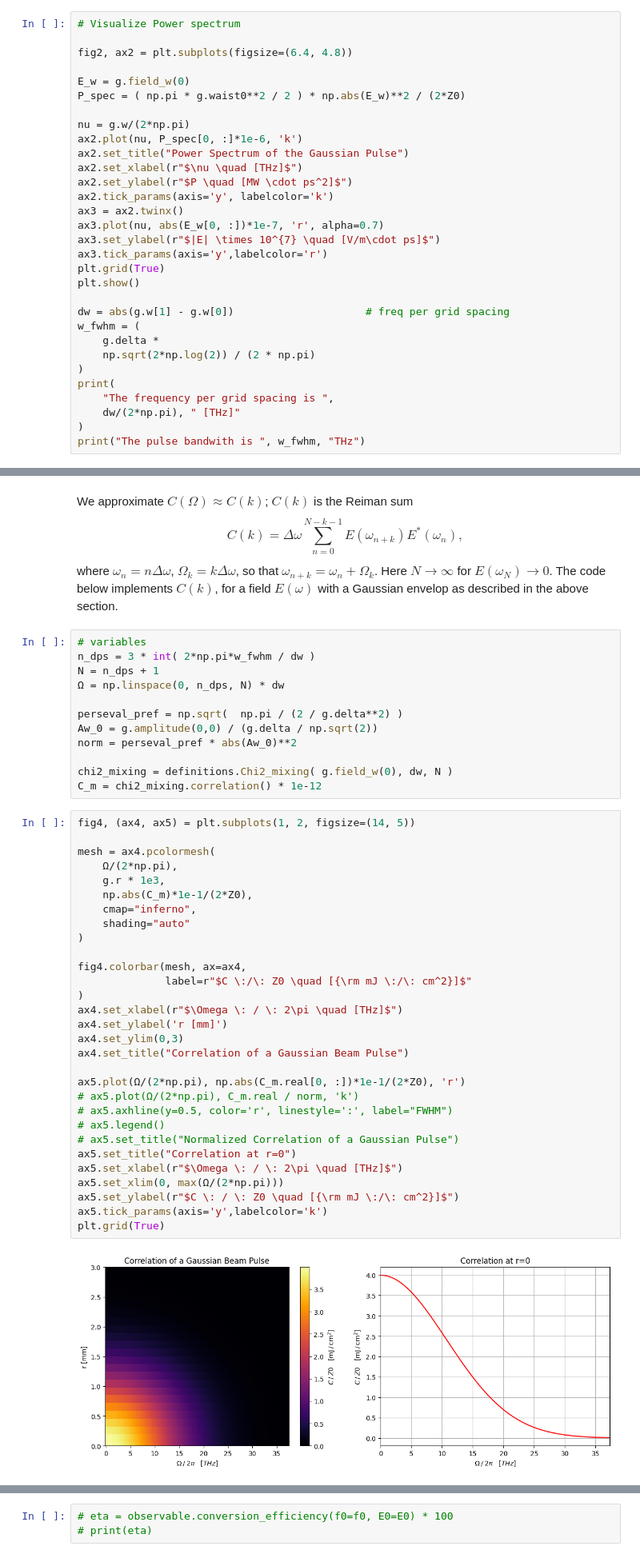
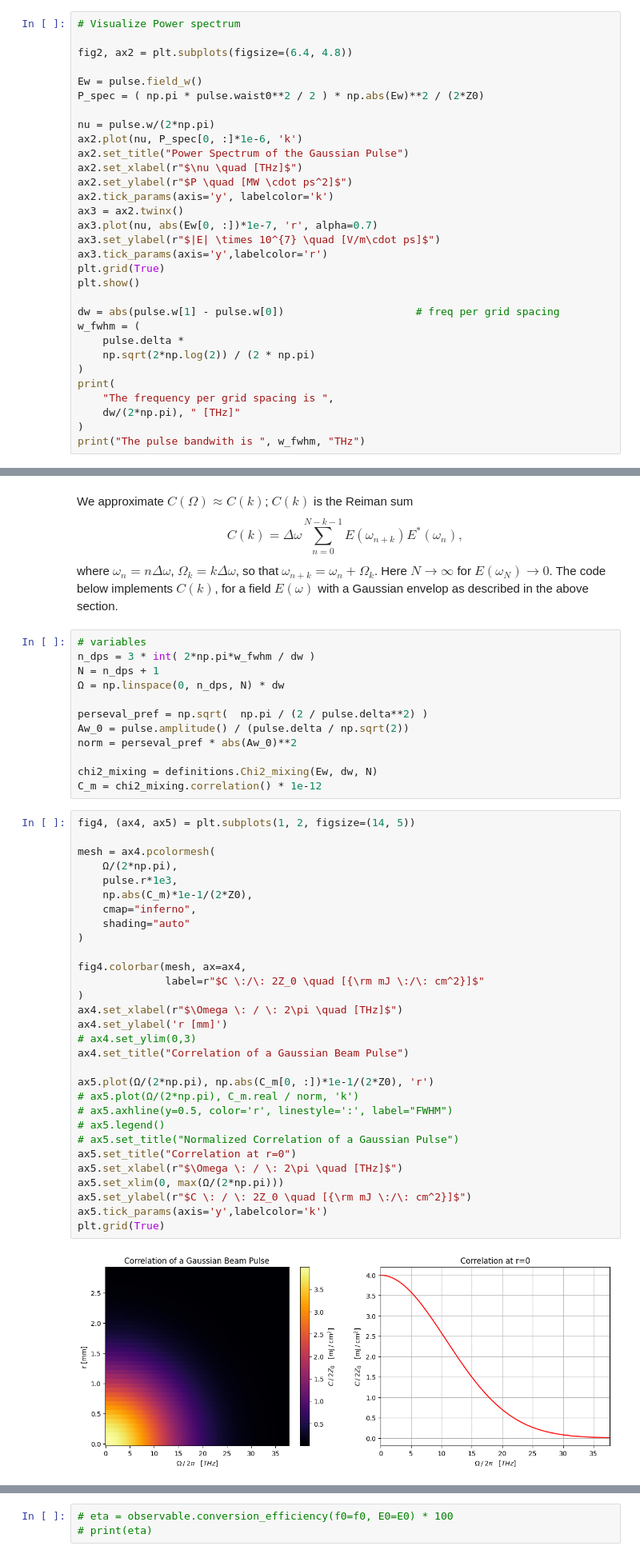
Before and after one commit to p-engel/nonlinear_optics, a Jupyter notebook: optical_rectification/analysis.ipynb, the cells around one changed output, grey strips where cells are left out. Shown at 80% size. Drawn from its saved outputs; the diff is of its cells as text.

```diff
--- a/optical_rectification/analysis.ipynb
+++ b/optical_rectification/analysis.ipynb
@@ -209,25 +212,25 @@ These results yield the well known time-bandwidth product of a Fourier transform
 
 fig2, ax2 = plt.subplots(figsize=(6.4, 4.8))
 
-E_w = g.field_w(0)
-P_spec = ( np.pi * g.waist0**2 / 2 ) * np.abs(E_w)**2 / (2*Z0)
+Ew = pulse.field_w()
+P_spec = ( np.pi * pulse.waist0**2 / 2 ) * np.abs(Ew)**2 / (2*Z0)
 
-nu = g.w/(2*np.pi)
+nu = pulse.w/(2*np.pi)
 ax2.plot(nu, P_spec[0, :]*1e-6, 'k')
 ax2.set_title("Power Spectrum of the Gaussian Pulse")
 ax2.set_xlabel(r"$\nu \quad [THz]$")
 ax2.set_ylabel(r"$P \quad [MW \cdot ps^2]$")
 ax2.tick_params(axis='y', labelcolor='k')
 ax3 = ax2.twinx()
-ax3.plot(nu, abs(E_w[0, :])*1e-7, 'r', alpha=0.7)
+ax3.plot(nu, abs(Ew[0, :])*1e-7, 'r', alpha=0.7)
 ax3.set_ylabel(r"$|E| \times 10^{7} \quad [V/m\cdot ps]$")
 ax3.tick_params(axis='y',labelcolor='r')
 plt.grid(True)
 plt.show()
 
-dw = abs(g.w[1] - g.w[0])                     # freq per grid spacing
+dw = abs(pulse.w[1] - pulse.w[0])                     # freq per grid spacing
 w_fwhm = (
-    g.delta *
+    pulse.delta *
     np.sqrt(2*np.log(2)) / (2 * np.pi)
 )
 print(
@@ -283,41 +261,41 @@ n_dps = 3 * int( 2*np.pi*w_fwhm / dw )
 N = n_dps + 1
 Ω = np.linspace(0, n_dps, N) * dw
 
-perseval_pref = np.sqrt(  np.pi / (2 / g.delta**2) )
-Aw_0 = g.amplitude(0,0) / (g.delta / np.sqrt(2))
+perseval_pref = np.sqrt(  np.pi / (2 / pulse.delta**2) )
+Aw_0 = pulse.amplitude() / (pulse.delta / np.sqrt(2))
 norm = perseval_pref * abs(Aw_0)**2
 
-chi2_mixing = definitions.Chi2_mixing( g.field_w(0), dw, N )
+chi2_mixing = definitions.Chi2_mixing(Ew, dw, N)
 C_m = chi2_mixing.correlation() * 1e-12
 # %%
 fig4, (ax4, ax5) = plt.subplots(1, 2, figsize=(14, 5))
 
 mesh = ax4.pcolormesh(
     Ω/(2*np.pi),
-    g.r * 1e3,
+    pulse.r*1e3,
     np.abs(C_m)*1e-1/(2*Z0),
     cmap="inferno",
     shading="auto"
 )
 
 fig4.colorbar(mesh, ax=ax4,
-              label=r"$C \:/\: Z0 \quad [{\rm mJ \:/\: cm^2}]$"
+              label=r"$C \:/\: 2Z_0 \quad [{\rm mJ \:/\: cm^2}]$"
 )
 ax4.set_xlabel(r"$\Omega \: / \: 2\pi \quad [THz]$")
 ax4.set_ylabel('r [mm]')
-ax4.set_ylim(0,3)
+# ax4.set_ylim(0,3)
 ax4.set_title("Correlation of a Gaussian Beam Pulse")
 
-ax5.plot(Ω/(2*np.pi), np.abs(C_m.real[0, :])*1e-1/(2*Z0), 'r')
+ax5.plot(Ω/(2*np.pi), np.abs(C_m[0, :])*1e-1/(2*Z0), 'r')
 # ax5.plot(Ω/(2*np.pi), C_m.real / norm, 'k')
 # ax5.axhline(y=0.5, color='r', linestyle=':', label="FWHM")
 # ax5.legend()
 # ax5.set_title("Normalized Correlation of a Gaussian Pulse")
 ax5.set_title("Correlation at r=0")
 ax5.set_xlabel(r"$\Omega \: / \: 2\pi \quad [THz]$")
 ax5.set_xlim(0, max(Ω/(2*np.pi)))
-ax5.set_ylabel(r"$C \: / \: Z0 \quad [{\rm mJ \:/\: cm^2}]$")
+ax5.set_ylabel(r"$C \: / \: 2Z_0 \quad [{\rm mJ \:/\: cm^2}]$")
 ax5.tick_params(axis='y',labelcolor='k')
 plt.grid(True)
 # %% [output]
-[figure, old version]
+[figure, new version]
```
Also changed, not shown: parts of 24 cells of this notebook, 2 other files.
